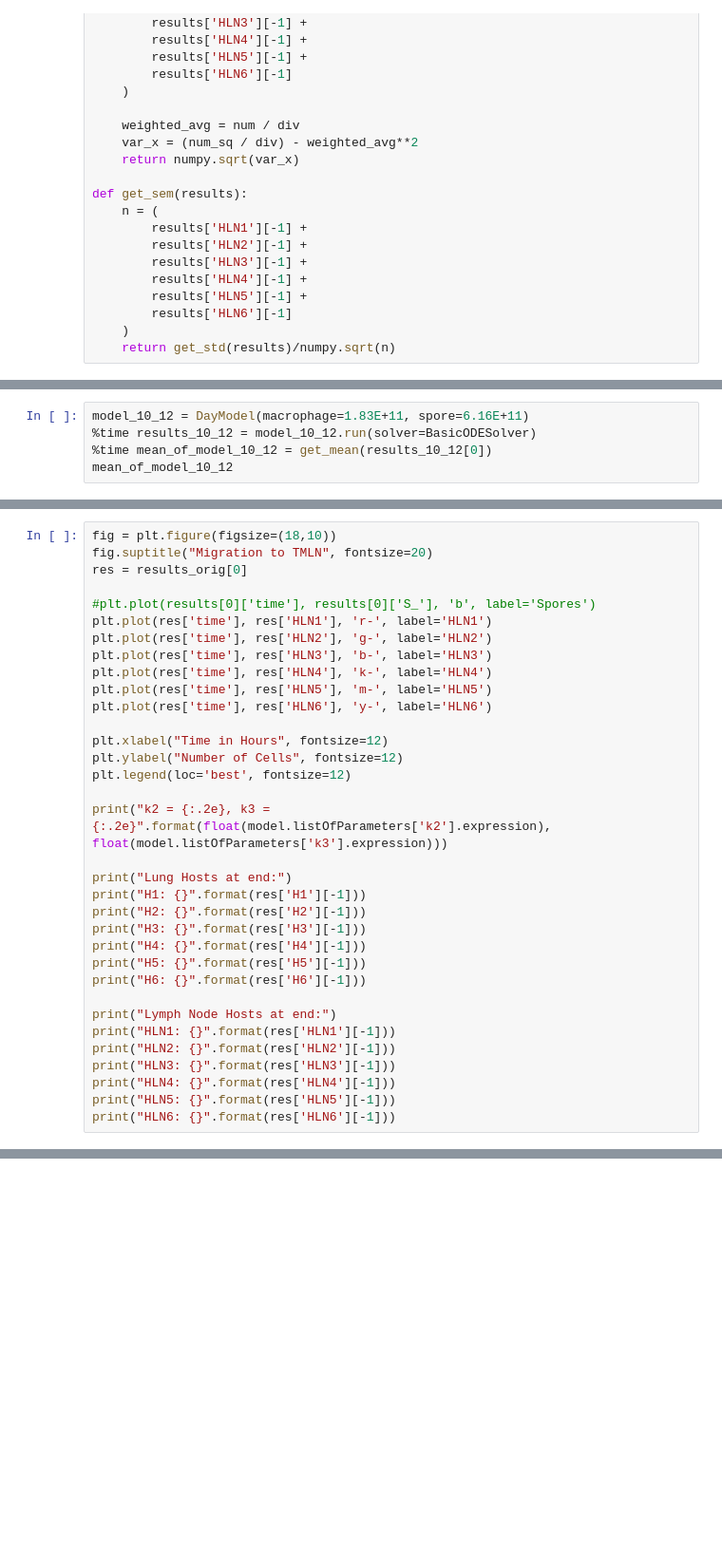
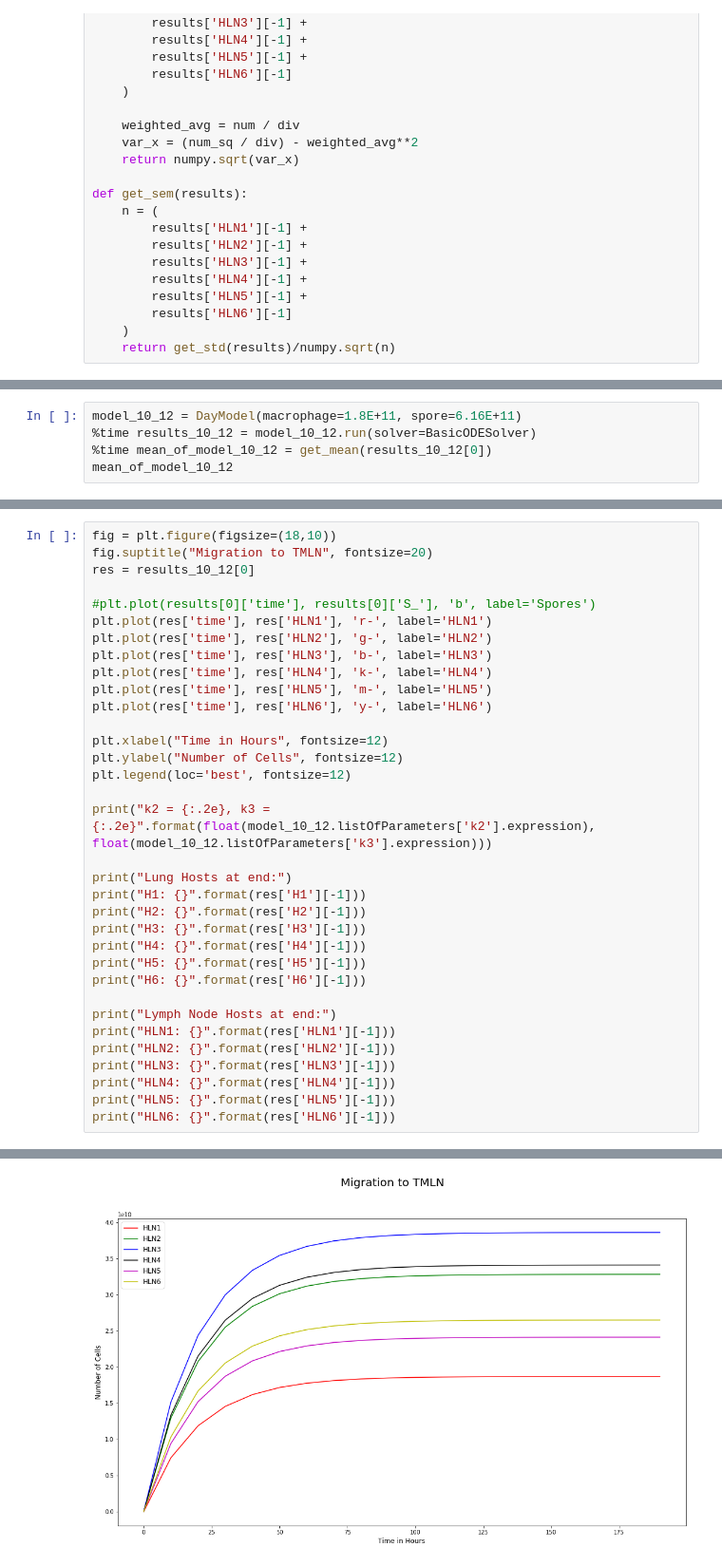
Before and after one commit to technodivergent/Bacillus_Anthracis_Simulation, a Jupyter notebook: Lung Submodel - Parameter Space Exploration.ipynb, the cells around one changed output, grey strips where cells are left out. Shown at 95% size. Saved outputs shown, nothing was run; the diff lists cells and outputs as text; blank space fills up the shorter version.

```diff
--- a/Lung Submodel - Parameter Space Exploration.ipynb
+++ b/Lung Submodel - Parameter Space Exploration.ipynb
@@ -303,6 +303,6 @@ Wall time: 13.4 µs
 2.023967408773207
 # %%
-model_10_12 = DayModel(macrophage=1.83E+11, spore=6.16E+11)
+model_10_12 = DayModel(macrophage=1.8E+11, spore=6.16E+11)
 %time results_10_12 = model_10_12.run(solver=BasicODESolver)
 %time mean_of_model_10_12 = get_mean(results_10_12[0])
 mean_of_model_10_12
@@ -428,7 +519,7 @@ print("H6: {}".format(res['H6'][-1]))
 # %%
 fig = plt.figure(figsize=(18,10))
 fig.suptitle("Migration to TMLN", fontsize=20)
-res = results_orig[0]
+res = results_10_12[0]
 
 #plt.plot(results[0]['time'], results[0]['S_'], 'b', label='Spores')
 plt.plot(res['time'], res['HLN1'], 'r-', label='HLN1')
@@ -442,7 +533,7 @@ plt.xlabel("Time in Hours", fontsize=12)
 plt.ylabel("Number of Cells", fontsize=12)
 plt.legend(loc='best', fontsize=12)
 
-print("k2 = {:.2e}, k3 = {:.2e}".format(float(model.listOfParameters['k2'].expression), float(model.listOfParameters['k3'].expression)))
+print("k2 = {:.2e}, k3 = {:.2e}".format(float(model_10_12.listOfParameters['k2'].expression), float(model_10_12.listOfParameters['k3'].expression)))
 
 print("Lung Hosts at end:")
 print("H1: {}".format(res['H1'][-1]))
@@ -459,3 +550,4 @@ print("HLN3: {}".format(res['HLN3'][-1]))
 print("HLN4: {}".format(res['HLN4'][-1]))
 print("HLN5: {}".format(res['HLN5'][-1]))
 print("HLN6: {}".format(res['HLN6'][-1]))
+# %% [output]
@@ -461,0 +569 @@ print("HLN6: {}".format(res['HLN6'][-1]))
+[figure, added]
```
Also changed, not shown: parts of 24 cells of this notebook, 1 other file.
